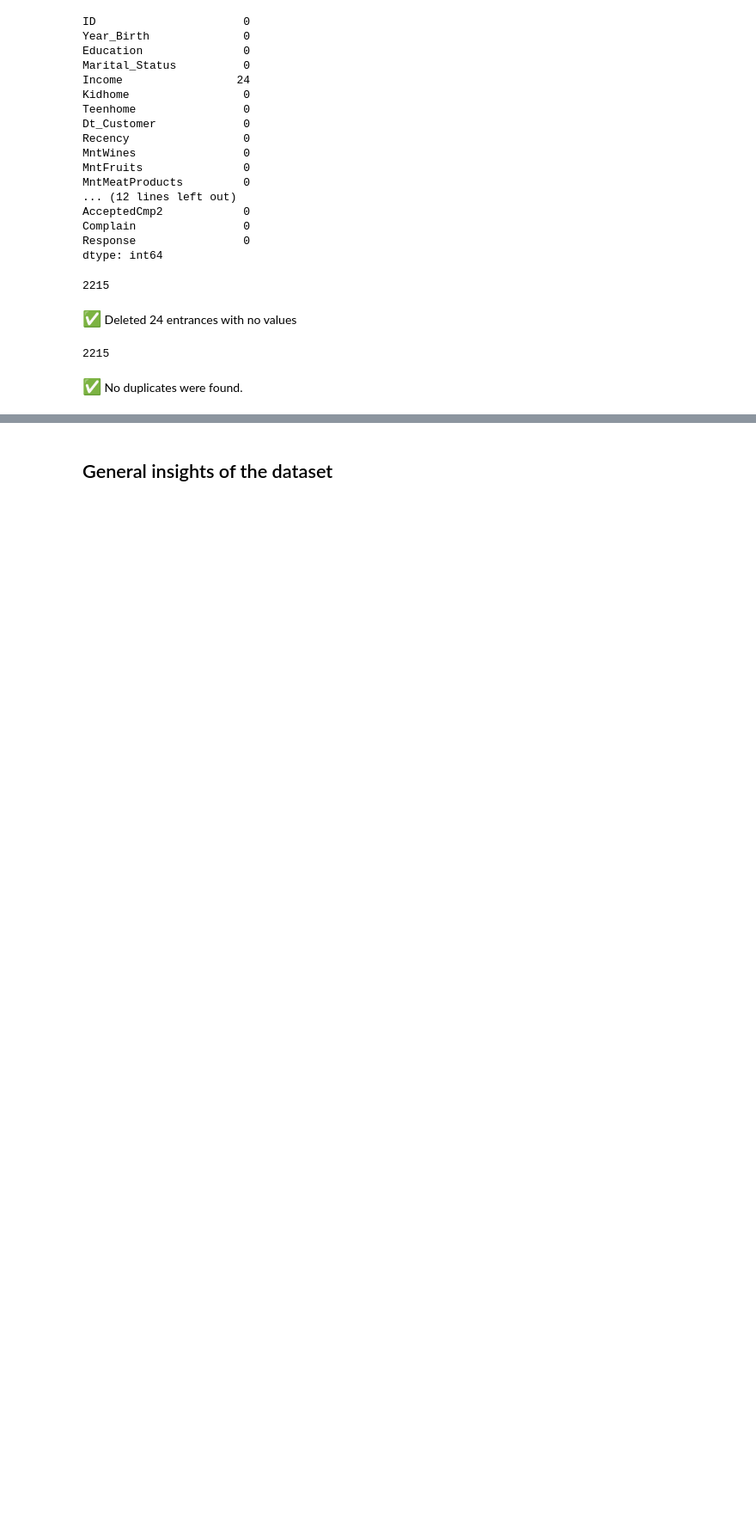
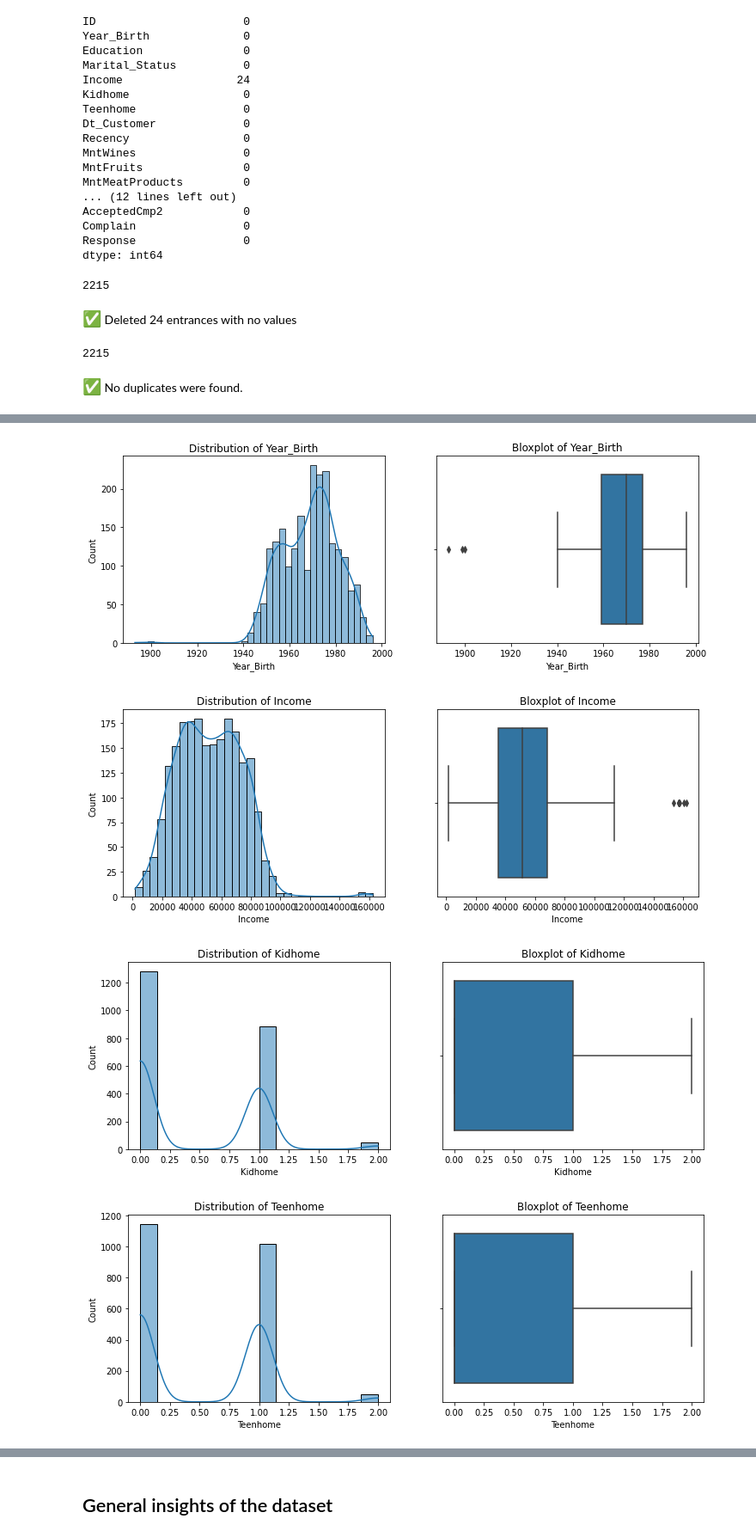
Before and after one commit to drsouzap/personal_challenges, a Jupyter notebook: Marketing_Analytics_Kaggle.ipynb, the cells around one changed output, grey strips where cells are left out. Shown: that part at 86% size. Cells and saved outputs as stored; diff of their text form; code cells hidden in the pictures; blank space fills up the shorter version.

Commit message:
Checking for outiliers and distribution numeric features

```diff
--- a/Marketing_Analytics_Kaggle.ipynb
+++ b/Marketing_Analytics_Kaggle.ipynb
@@ -138,3 +138,6 @@ len(data)
 2215
 # %% [markdown]
 <font size="4">✅</font> No duplicates were found.
+# %%
+num_features = data.select_dtypes(exclude=object)
+num_features.head()
@@ -140,0 +152,16 @@ len(data)
+# %%
+# Checking for distribution and outiliers:
+
+for c in num_features.iloc[:,1:14]:
+    fig, ax = plt.subplots(1, 2, figsize =(12,4))
+
+    ax[0].set_title(f'Distribution of {c}')
+    sns.histplot(x= num_features[c], kde= True, ax=ax[0])
+
+    ax[1].set_title(f'Bloxplot of {c}')
+    sns.boxplot(x=num_features[c], ax=ax[1])
+# %% [output]
+[figure, added]
+[figure, added]
+[figure, added]
+[figure, added]
```
Also changed, not shown: parts of 8 cells of this notebook.
